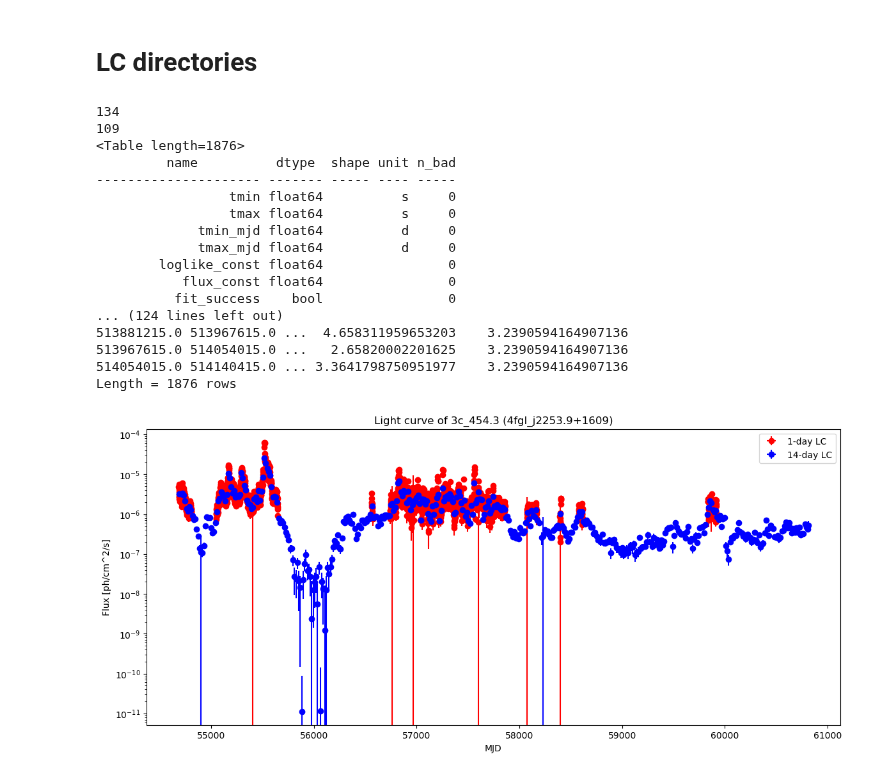
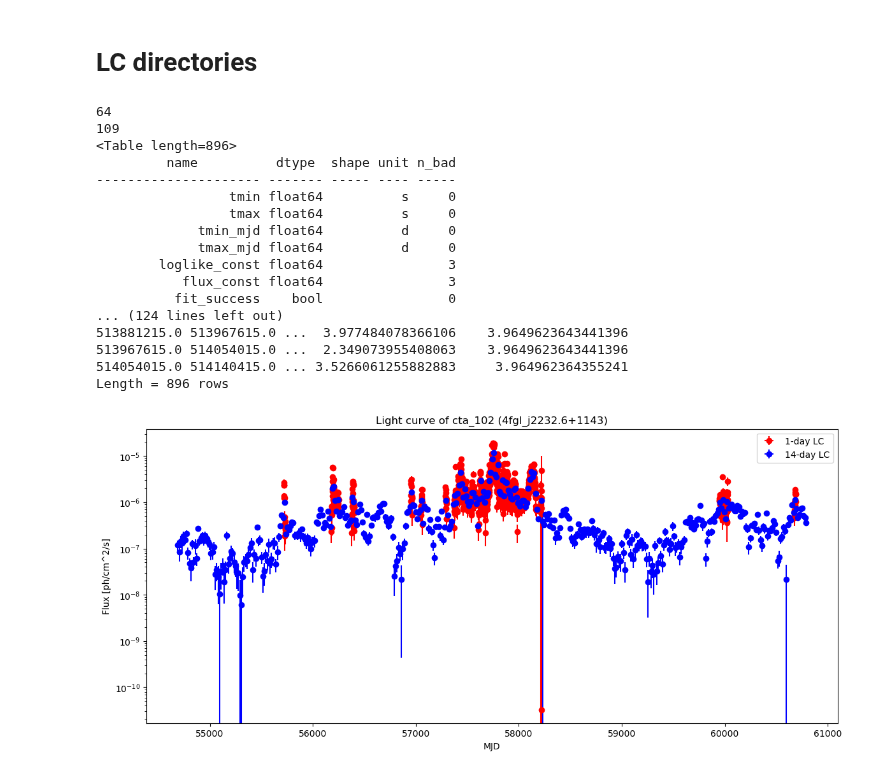
Before and after one commit to kazumaishio/SEDquest, a Jupyter notebook: lightcurve_1d.ipynb, the cells around one changed output. Drawn from its saved outputs; the diff is of its cells as text; code cells hidden in the pictures.

```diff
--- a/lightcurve_1d.ipynb
+++ b/lightcurve_1d.ipynb
@@ -132,8 +132,12 @@ def get_lc_files_14d(dir_path_lc= "./data_LC/14d"):
     # print(filenames)
     return filenames
 # %%
-source_number=0
-lc_dir_1d_parentpath='/home/kazuma/Workspace/AGN_data/051_3C454_1d'
+# source_number=0
+# lc_dir_1d_parentpath='/home/kazuma/Workspace/AGN_data/051_3C454_1d'
+# source_number=2
+# lc_dir_1d_parentpath='/home/kazuma/Workspace/AGN_data/053_BLLac_1d'
+source_number=3
+lc_dir_1d_parentpath='/home/kazuma/Workspace/AGN_data/054_CTA102_1d'
 
 dict_sourcename = get_dict_sourcenames()
 # print(dict_sourcename)
@@ -145,6 +149,7 @@ source = dict_sourcename[source_number]
 #########################################
 #  14day light curve
 #########################################
+from astropy.table import Table, vstack
 table_14dLC = Table.read(os.path.join('./data_LC/14d', source['4FGL name'] + '_lightcurve.fits'))
 table_14dLC.add_column((table_14dLC['tmax_mjd'] + table_14dLC['tmin_mjd']) / 2., name='t_mjd', index=0)
 
@@ -173,39 +178,39 @@ plt.figure(figsize=(14,6))
 
 table_allLCs.add_column((table_allLCs['tmax_mjd'] + table_allLCs['tmin_mjd']) / 2., name='t_mjd', index=0)
 lc_x=table_allLCs['t_mjd']
 lc_y=table_allLCs['flux']
 lc_xerr=np.ones(len(lc_x))*7.0
 lc_yerr=table_allLCs['flux_err']
 # plt.plot(lc_x,lc_y ,marker='o', linestyle='',color= 'red', label=source['assoc name'])
 plt.errorbar(lc_x, lc_y, xerr=lc_xerr, yerr=lc_yerr, fmt='o', color='red', label='1-day LC')
 lc_x=table_14dLC['t_mjd']
 lc_y=table_14dLC['flux']
 lc_xerr=np.ones(len(lc_x))*1.0
 lc_yerr=table_14dLC['flux_err']
 # plt.plot(lc_x,lc_y ,marker='o', linestyle='',color= 'blue', label=source['assoc name'])
 plt.errorbar(lc_x, lc_y, xerr=lc_xerr, yerr=lc_yerr, fmt='o', color='blue', label='14-day LC')
 plt.xlabel('MJD')
 plt.ylabel('Flux [ph/cm^2/s]')
 plt.yscale('log')
 plt.title(f"Light curve of {source['assoc name']} ({source['4FGL name']})")
 plt.legend()
 plt.savefig(os.path.join('./figures', 'lightcurve_1d_' + str(source_number+1) + '_' + source['assoc name'] + '_'  + source['4FGL name'] + '.png'))
 # %% [output]
-134
+64
 109
-<Table length=1876>
+<Table length=896>
          name          dtype  shape unit n_bad
 --------------------- ------- ----- ---- -----
                  tmin float64          s     0
                  tmax float64          s     0
              tmin_mjd float64          d     0
              tmax_mjd float64          d     0
-        loglike_const float64                0
-           flux_const float64                0
+        loglike_const float64                3
+           flux_const float64                3
           fit_success    bool                0
 ... (124 lines left out)
-513881215.0 513967615.0 ...  4.658311959653203    3.2390594164907136
-513967615.0 514054015.0 ...   2.65820002201625    3.2390594164907136
-514054015.0 514140415.0 ... 3.3641798750951977    3.2390594164907136
-Length = 1876 rows
+513881215.0 513967615.0 ...  3.977484078366106    3.9649623643441396
+513967615.0 514054015.0 ...  2.349073955408063    3.9649623643441396
+514054015.0 514140415.0 ... 3.5266061255882883     3.964962364355241
+Length = 896 rows
-[figure, old version]
+[figure, new version]
```
Also changed, not shown: 3 other files.
